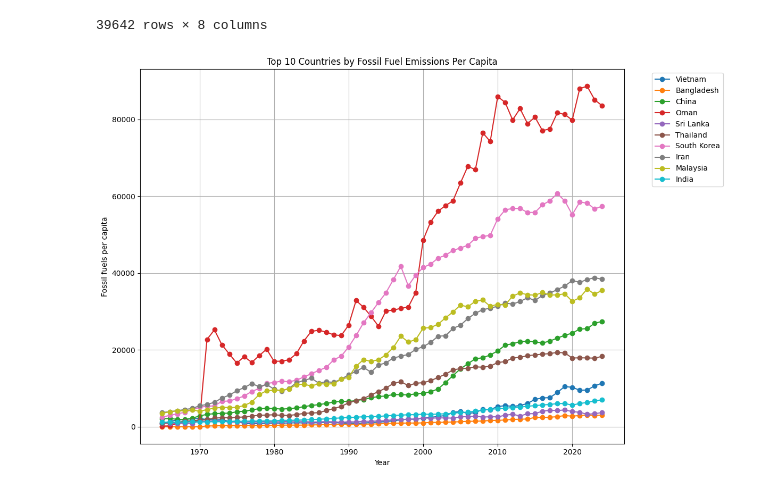
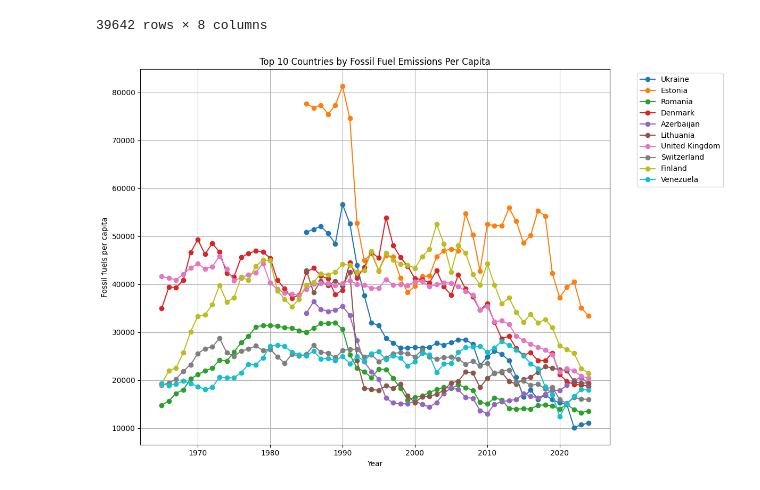
Before and after one commit to annievdv/Annie_opdracht, a Jupyter notebook: Untitled12.ipynb, the cells around one changed output. Saved outputs shown, nothing was run; the diff lists cells and outputs as text; code cells hidden in the pictures.

```diff
--- a/Untitled12.ipynb
+++ b/Untitled12.ipynb
@@ -169,34 +169,34 @@ if valid_1990_baseline_mask.any():
 df_changers_5mt = df_changers.copy()
 
 # Drop the original year columns ('1990', '2005', '2017', '2021') that were created during pivoting.
 # This aligns with the original code's `df_changers.drop(columns=years, inplace=True)`.
 df_changers.drop(columns=years, inplace=True)
 
 # Find the smallest and largest changers
 # 'Land' is now a column after reset_index, so it can be used directly for nlargest.
-df_largest_changers = df_changers.nlargest(10, 'rel_2021')
+df_smallest_changers = df_changers.nsmallest(10, 'rel_2021')
 
 # Set the 'Land' column as index for plotting, consistent with the original code's `set_index('Country', inplace=True)`.
 # Using 'Land' instead of 'Country' as per the DataFrame's actual column name.
-df_largest_changers.set_index('Land', inplace=True)
+df_smallest_changers.set_index('Land', inplace=True)
 
 # Get the list of top 10 country names
-top_10_countries = df_largest_changers.index.tolist() # Get index which is now 'Land'
+top_10_countries = df_smallest_changers.index.tolist() # Get index which is now 'Land'
 
 # Plot
 plt.figure(figsize=[12,8]) # Increased figure size for better readability
 
 for country in top_10_countries:
     country_data = merged_df[merged_df['Land'] == country] # Use merged_df for plotting
     plt.plot(country_data['Year'], country_data['Fossil fuels per capita'], marker='o', label=country)
 
 
 plt.title('Top 10 Countries by Fossil Fuel Emissions Per Capita')
 plt.xlabel('Year')
 plt.ylabel('Fossil fuels per capita')
 plt.legend(bbox_to_anchor=(1.05, 1), loc='upper left') # Place legend outside the plot
 plt.grid(True) # Changed from plt.grid() to plt.grid(True) for clarity
 plt.tight_layout() # Adjust layout to prevent labels from overlapping
 plt.show()
 # %% [output]
-[figure, old version]
+[figure, new version]
```
